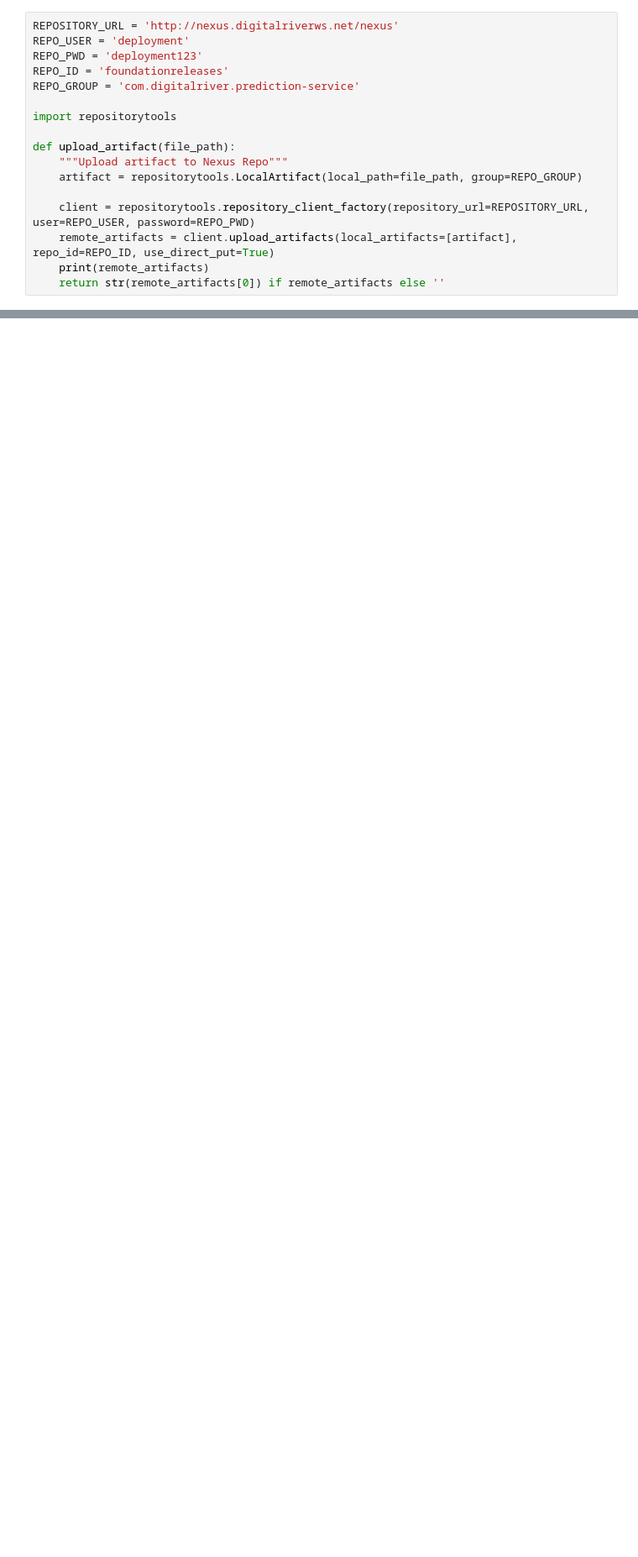
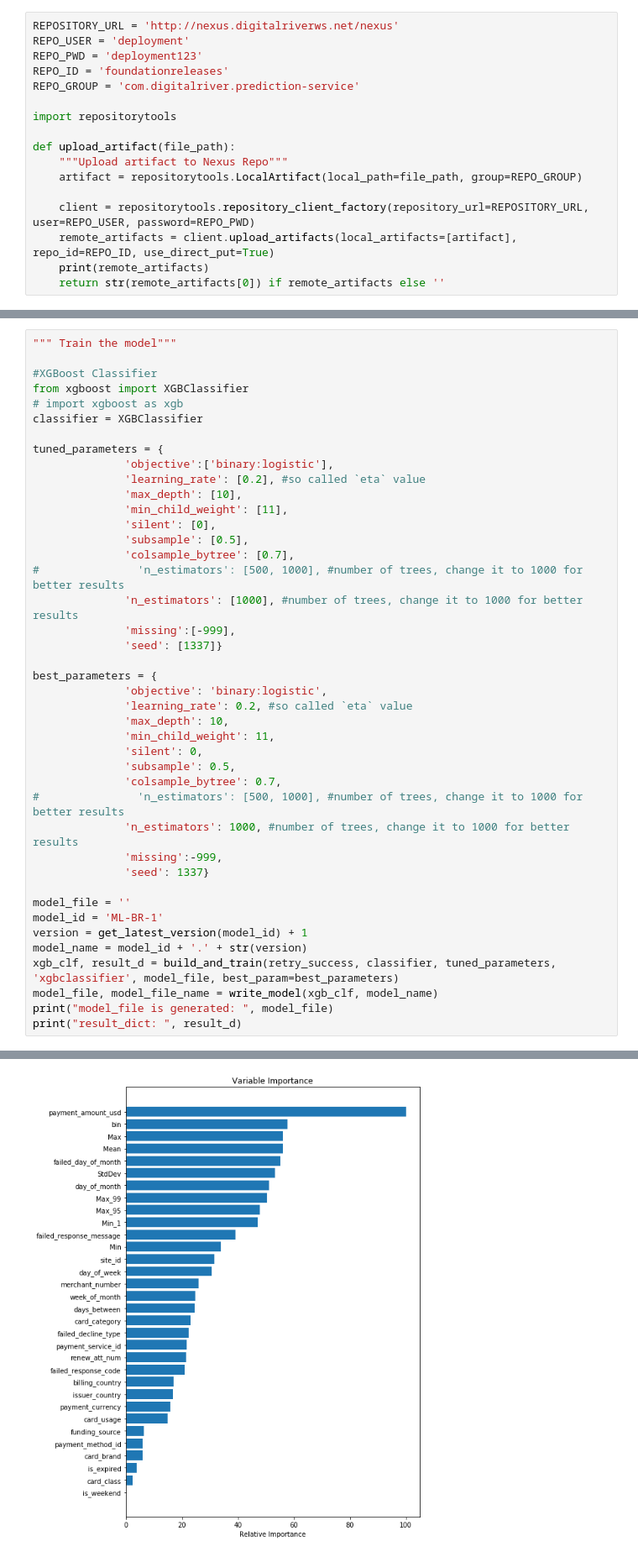
Before and after one commit to songyunlu/ml_training_tool, a Jupyter notebook: srs-train-retry-success.ipynb, the cells around one changed output, grey strips where cells are left out. Shown at 84% size. Drawn from its saved outputs; the diff is of its cells as text; blank space fills up the shorter version.

```diff
--- a/srs-train-retry-success.ipynb
+++ b/srs-train-retry-success.ipynb
@@ -633,0 +914,43 @@ def upload_artifact(file_path):
+# %%
+""" Train the model"""
+
+#XGBoost Classifier
+from xgboost import XGBClassifier
+# import xgboost as xgb
+classifier = XGBClassifier
+
+tuned_parameters = {
+              'objective':['binary:logistic'],
+              'learning_rate': [0.2], #so called `eta` value
+              'max_depth': [10],
+              'min_child_weight': [11],
+              'silent': [0],
+              'subsample': [0.5],
+              'colsample_bytree': [0.7],
+#               'n_estimators': [500, 1000], #number of trees, change it to 1000 for better results
+              'n_estimators': [1000], #number of trees, change it to 1000 for better results
+              'missing':[-999],
+              'seed': [1337]}
+
+best_parameters = {
+              'objective': 'binary:logistic',
+              'learning_rate': 0.2, #so called `eta` value
+              'max_depth': 10,
+              'min_child_weight': 11,
+              'silent': 0,
+              'subsample': 0.5,
+              'colsample_bytree': 0.7,
+#               'n_estimators': [500, 1000], #number of trees, change it to 1000 for better results
+              'n_estimators': 1000, #number of trees, change it to 1000 for better results
+              'missing':-999,
+              'seed': 1337}
+
+model_file = ''
+model_id = 'ML-BR-1'
+version = get_latest_version(model_id) + 1
+model_name = model_id + '.' + str(version)
+xgb_clf, result_d = build_and_train(retry_success, classifier, tuned_parameters, 'xgbclassifier', model_file, best_param=best_parameters)
+model_file, model_file_name = write_model(xgb_clf, model_name)
+print("model_file is generated: ", model_file)
+print("result_dict: ", result_d)
+# %% [output]
@@ -633,0 +1073 @@ def upload_artifact(file_path):
+[figure, added]
```
Also changed, not shown: parts of 60 cells of this notebook, 1 other file.
